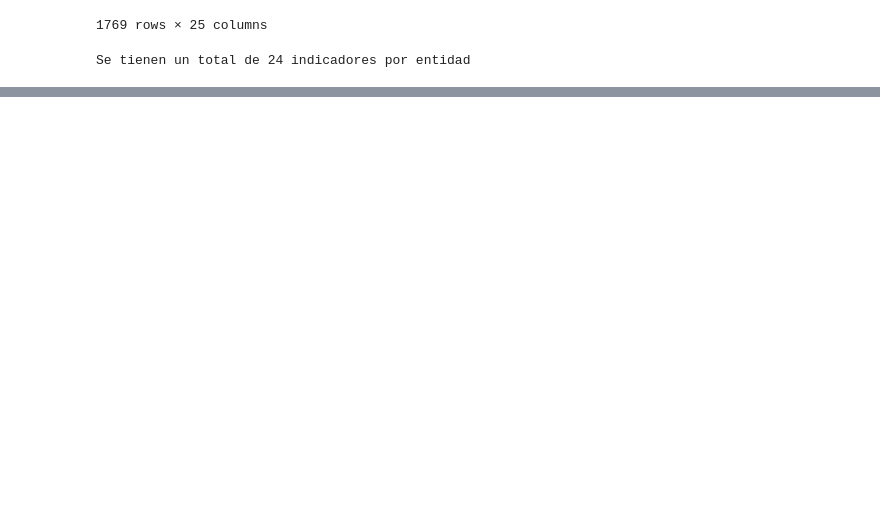
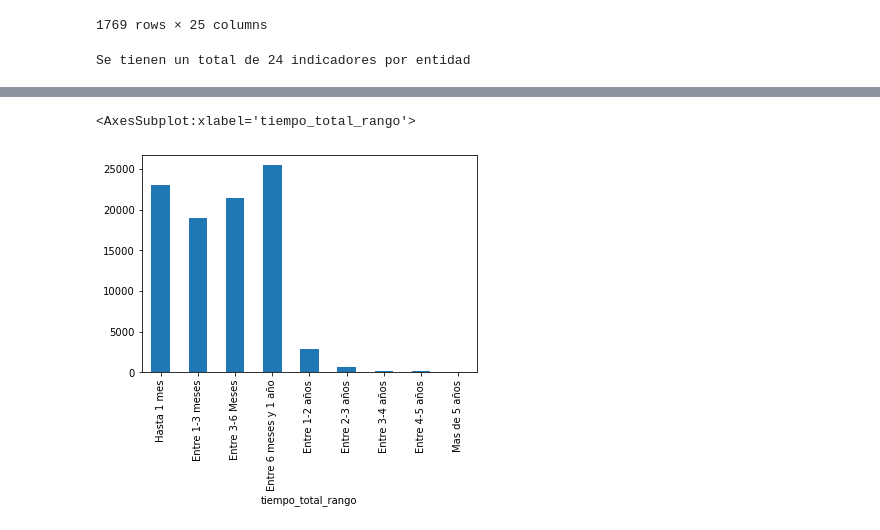
Before and after one commit to hfelizzola/Codigos-y-Modelos, a Jupyter notebook: procesamiento_limpieza.ipynb, the cells around one changed output, grey strips where cells are left out. Drawn from its saved outputs; the diff is of its cells as text; code cells hidden in the pictures; blank space fills up the shorter version.

```diff
--- a/procesamiento_limpieza.ipynb
+++ b/procesamiento_limpieza.ipynb
@@ -854,0 +1019,14 @@ if guardar_indicadores_entidad:
+# %%
+# Contratos de mas de 60 meses (5 años), su duración se deja en días.
+contratos.loc[(contratos['rango_ejec_contrato'] ==  "M") & (contratos['plazo_ejec_contrato'] >  60), ['rango_ejec_contrato']] = "D"
+
+# Transformar el plazo de ejecución del contrato de meses a días
+contratos.loc[contratos['rango_ejec_contrato'] ==  "M", ['plazo_ejec_contrato']] = contratos.loc[contratos['rango_ejec_contrato'] ==  "M", ['plazo_ejec_contrato']]*30
+
+# Ajustar los valores extremos (mas de 1825 días o 5 años, cada año de 365) a la mediana
+contratos.loc[contratos["plazo_ejec_contrato"] > 1825, ["plazo_ejec_contrato"]] = np.median(contratos.loc[contratos["plazo_ejec_contrato"] <= 1825, ["plazo_ejec_contrato"]])
+
+# Eliminar la columna rango de ejecución del contrato
+contratos.drop(columns=['rango_ejec_contrato'], inplace=True)
+
+contratos["plazo_ejec_contrato"].describe()
@@ -854,0 +1043,7 @@ if guardar_indicadores_entidad:
+# %%
+# Unificar el tiempo de adición
+contratos["tiempo_adiciones"] = contratos["tiempo_adiciones_dias"] + contratos["tiempo_adiciones_meses"]*30
+
+# Hay contratos donde al parecer se registra el tiempo de adición tanto en días como en meses
+# Para este caso se deja uno de los dos
+contratos.loc[(contratos['tiempo_adiciones_dias'] > 0) & (contratos['tiempo_adiciones_dias']/30 == contratos['tiempo_adiciones_meses'])]
@@ -854,0 +1068,15 @@ if guardar_indicadores_entidad:
+# %%
+# Asignar el tiempo
+contratos.loc[(contratos['tiempo_adiciones_dias'] > 0) & (contratos['tiempo_adiciones_dias']/30 == contratos['tiempo_adiciones_meses']), 'tiempo_adiciones'] = contratos.loc[(contratos['tiempo_adiciones_dias'] > 0) & (contratos['tiempo_adiciones_dias']/30 == contratos['tiempo_adiciones_meses']), 'tiempo_adiciones_dias']
+# %%
+contratos['tiempo_adiciones_dias'] = contratos['tiempo_adiciones']
+
+# Ajustar valores extremos adiciones en tiempo de mas de 1825 días
+contratos.loc[contratos["tiempo_adiciones_dias"] > 1825, ["tiempo_adiciones_dias"]] = np.median(contratos.loc[contratos["tiempo_adiciones_dias"] <= 1825, ["tiempo_adiciones_dias"]])
+
+# Eliminar la columna tiempo de adiciones en meses y tiempo adiciones
+contratos.drop(columns=["tiempo_adiciones_meses","tiempo_adiciones"], inplace=True)
+
+# Ajustar las adiciones en tiempo con valores extremos sumado ejecución + duración mas de 1825 dias
+contratos["tiempo_total"] = contratos["plazo_ejec_contrato"] + contratos["tiempo_adiciones_dias"]
+contratos["tiempo_total"].describe()
@@ -854,0 +1093,10 @@ if guardar_indicadores_entidad:
+# %%
+# Discretizar la duración total de los contratos
+cuts_tiempo_total = [0, 30, 89, 179, 365, 730, 1095, 1460, 1826, np.max(contratos["tiempo_total"])]
+names_cuts_tiempo = ["Hasta 1 mes", "Entre 1-3 meses", "Entre 3-6 Meses","Entre 6 meses y 1 año",
+                     "Entre 1-2 años", "Entre 2-3 años", "Entre 3-4 años", "Entre 4-5 años", "Mas de 5 años"]
+contratos["tiempo_total_rango"] = pd.cut(x=contratos["tiempo_total"], bins=cuts_tiempo_total, labels=names_cuts_tiempo)
+contratos.groupby(["tiempo_total_rango"]).size().plot(kind="bar")
+# %% [output]
+<AxesSubplot:xlabel='tiempo_total_rango'>
+[figure, added]
```
Also changed, not shown: parts of 29 cells of this notebook, 1 other file.
